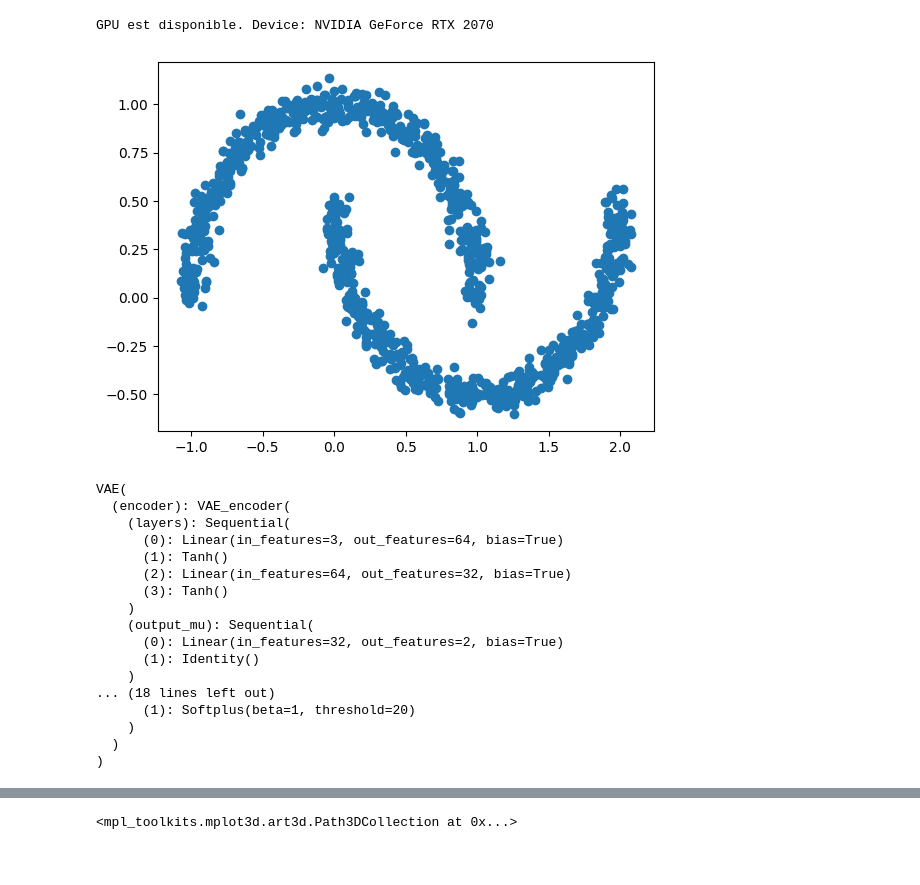
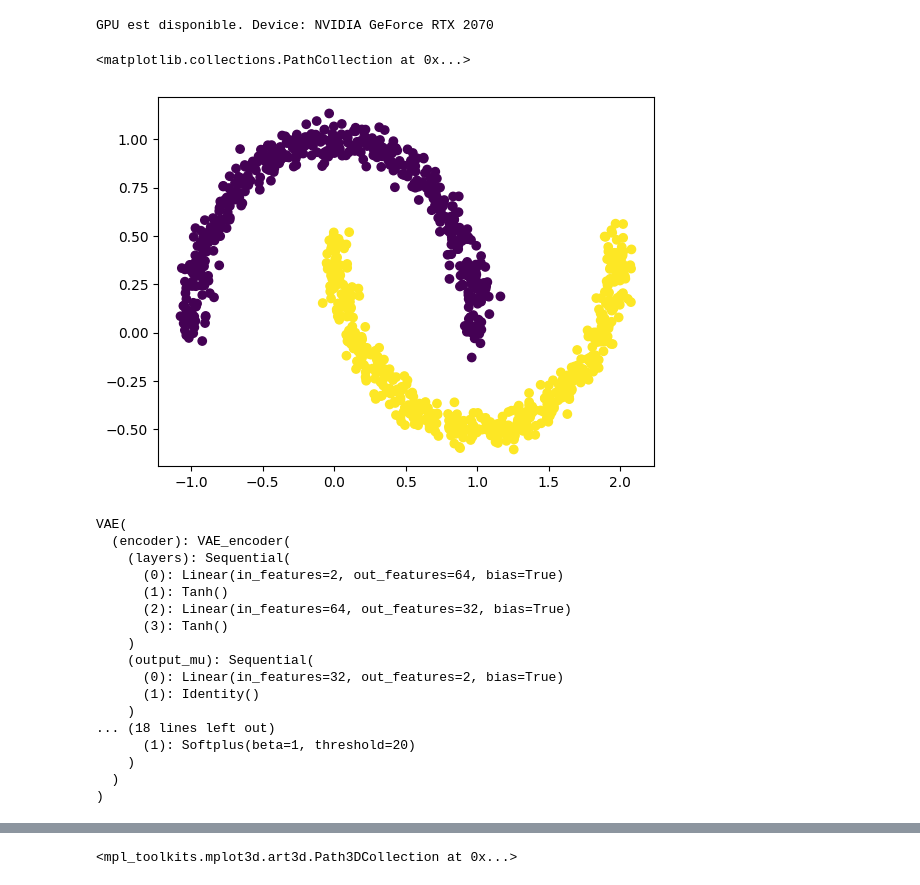
Before and after one commit to Clement-W/latent_space_oddity_MVA, a Jupyter notebook: simpler_dataset.ipynb, the cells around one changed output, grey strips where cells are left out. Saved outputs shown, nothing was run; the diff lists cells and outputs as text; code cells hidden in the pictures.

```diff
--- a/simpler_dataset.ipynb
+++ b/simpler_dataset.ipynb
@@ -222,18 +222,23 @@ GPU est disponible. Device: NVIDIA GeForce RTX 2070
 # %%
 from sklearn import datasets, manifold, cluster
 
 n_samples = 1000
 moons, _ = datasets.make_moons(n_samples, random_state=0,noise=0.05)
 
-plt.scatter(moons[:,0],moons[:,1])
+
 X_data = moons
 
-X_data = normalize(X_data)
+mean3d = np.array([X_data[:,i].mean() for i in range(X_data.shape[1])])
+max_3d = np.array([np.max(np.abs(X_data[:, i])) for i in range(X_data.shape[1])])
+X_data = normalize(X_data, mean3d, max_3d)
 test = cluster.AgglomerativeClustering(n_clusters=2, linkage='single')
 test.fit(X_data)
 y_data = test.labels_
+
+plt.scatter(moons[:,0],moons[:,1], c=y_data)
 # %% [output]
+<matplotlib.collections.PathCollection at 0x...>
-[figure, old version]
+[figure, new version]
 # %%
 # # initiliiaz min3d
 # min3d = np.array([X_data[:,0].min(), X_data[:,1].min(), X_data[:,2].min()])
@@ -341,7 +347,7 @@ print(model)
 VAE(
   (encoder): VAE_encoder(
     (layers): Sequential(
-      (0): Linear(in_features=3, out_features=64, bias=True)
+      (0): Linear(in_features=2, out_features=64, bias=True)
       (1): Tanh()
       (2): Linear(in_features=64, out_features=32, bias=True)
       (3): Tanh()
```
Also changed, not shown: parts of 12 cells of this notebook, 1 other file.
